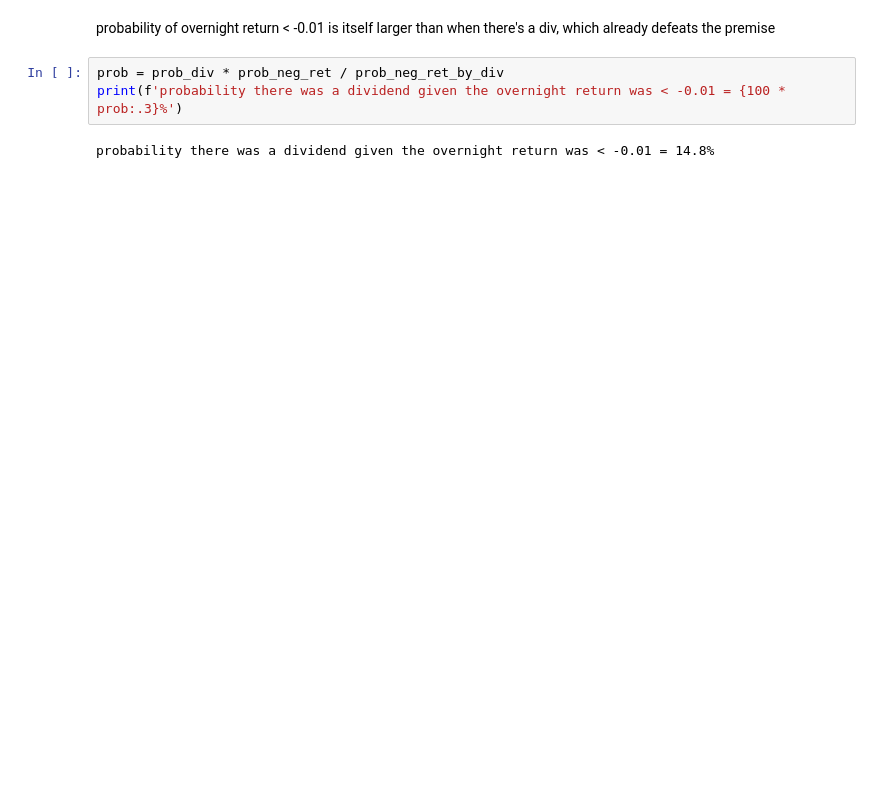
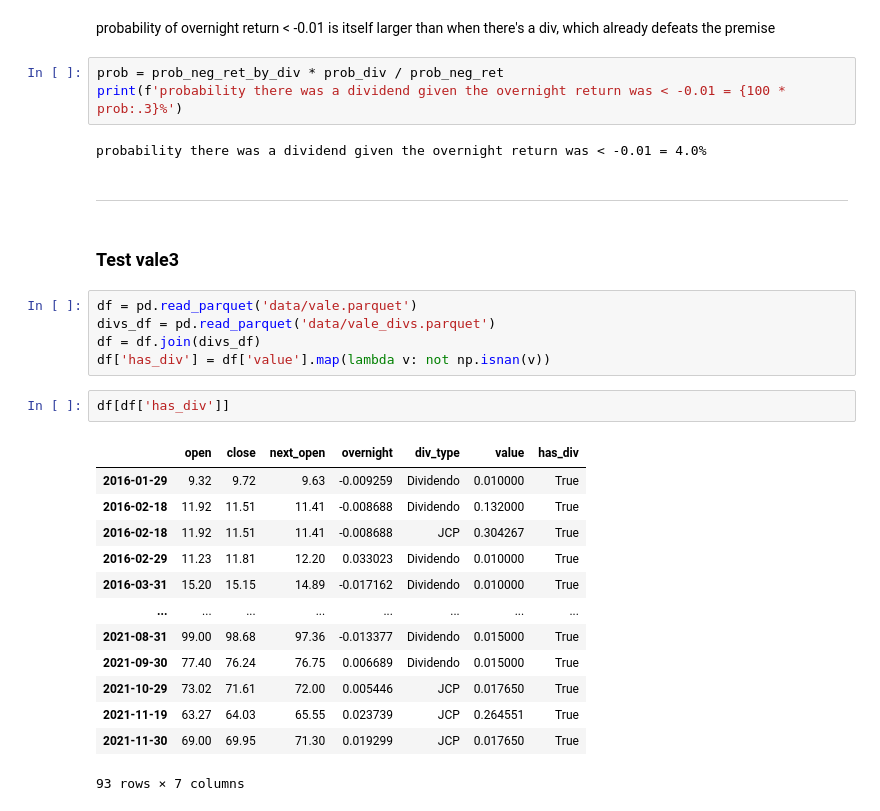
Before and after one commit to LRAbbade/ca_by_bayes, a Jupyter notebook: analysis.ipynb, the cells around one changed output. Saved outputs shown, nothing was run; the diff lists cells and outputs as text; blank space fills up the shorter version.

```diff
--- a/analysis.ipynb
+++ b/analysis.ipynb
@@ -57,7 +58,32 @@ probability of overnight return < -0.01 when there's a dividend = 5.26%
 # %% [markdown]
 probability of overnight return < -0.01 is itself larger than when there's a div, which already defeats the premise
 # %%
-prob = prob_div * prob_neg_ret / prob_neg_ret_by_div
+prob = prob_neg_ret_by_div * prob_div / prob_neg_ret
 print(f'probability there was a dividend given the overnight return was < -0.01 = {100 * prob:.3}%')
 # %% [output]
-probability there was a dividend given the overnight return was < -0.01 = 14.8%
+probability there was a dividend given the overnight return was < -0.01 = 4.0%
+# %% [markdown]
+---
+# %% [markdown]
+### Test vale3
+# %%
+df = pd.read_parquet('data/vale.parquet')
+divs_df = pd.read_parquet('data/vale_divs.parquet')
+df = df.join(divs_df)
+df['has_div'] = df['value'].map(lambda v: not np.isnan(v))
+# %%
+df[df['has_div']]
+# %% [output]
+|  | open | close | next_open | overnight | div_type | value | has_div |
+| 2016-01-29 | 9.32 | 9.72 | 9.63 | -0.009259 | Dividendo | 0.010000 | True |
+| 2016-02-18 | 11.92 | 11.51 | 11.41 | -0.008688 | Dividendo | 0.132000 | True |
+| 2016-02-18 | 11.92 | 11.51 | 11.41 | -0.008688 | JCP | 0.304267 | True |
+| 2016-02-29 | 11.23 | 11.81 | 12.20 | 0.033023 | Dividendo | 0.010000 | True |
+| 2016-03-31 | 15.20 | 15.15 | 14.89 | -0.017162 | Dividendo | 0.010000 | True |
+| ... | ... | ... | ... | ... | ... | ... | ... |
+| 2021-08-31 | 99.00 | 98.68 | 97.36 | -0.013377 | Dividendo | 0.015000 | True |
+| 2021-09-30 | 77.40 | 76.24 | 76.75 | 0.006689 | Dividendo | 0.015000 | True |
+| 2021-10-29 | 73.02 | 71.61 | 72.00 | 0.005446 | JCP | 0.017650 | True |
+| 2021-11-19 | 63.27 | 64.03 | 65.55 | 0.023739 | JCP | 0.264551 | True |
+| 2021-11-30 | 69.00 | 69.95 | 71.30 | 0.019299 | JCP | 0.017650 | True |
+93 rows × 7 columns
```
Also changed, not shown: parts of 12 cells of this notebook, 2 other files.
